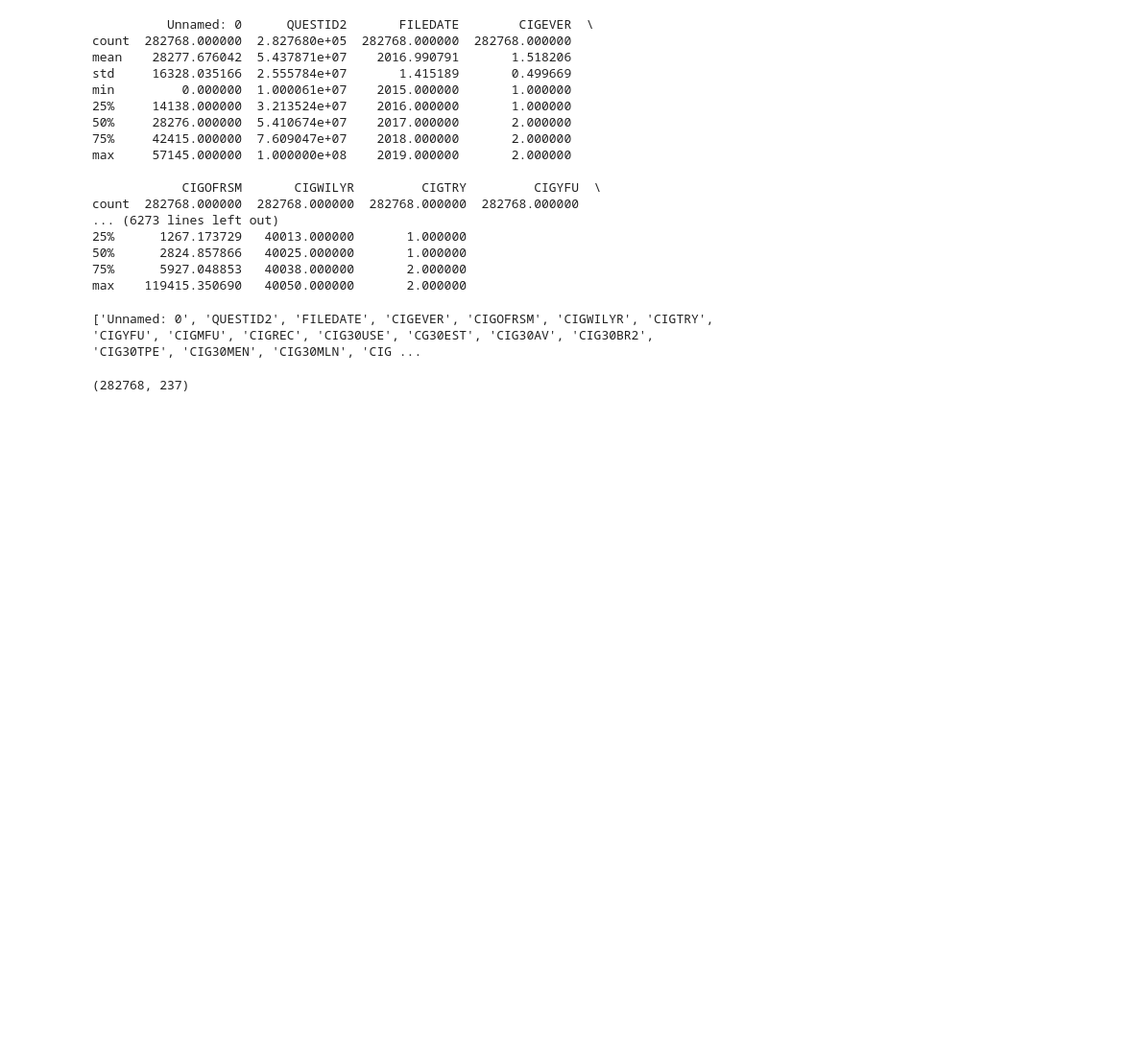
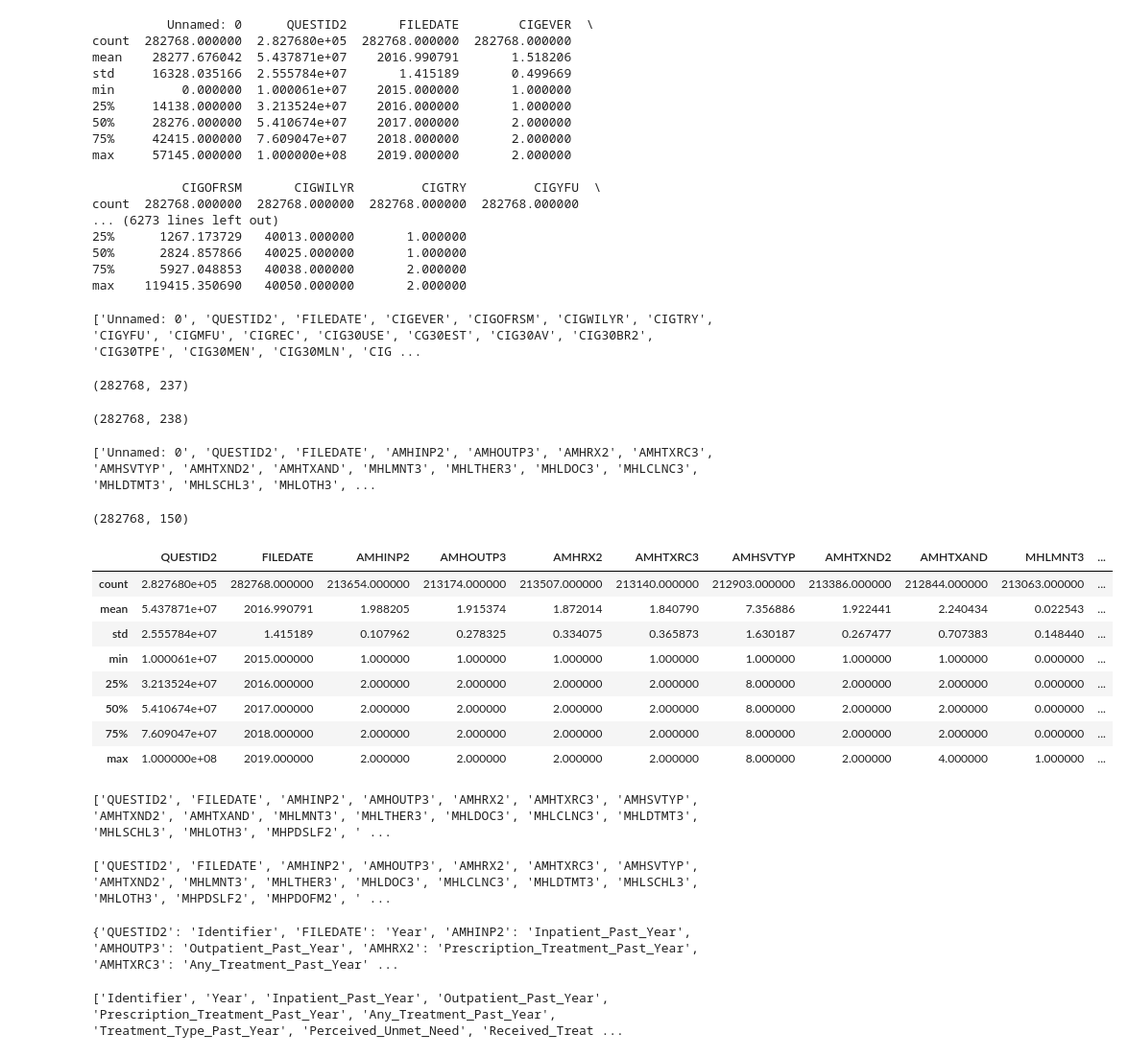
Before and after one commit to ml42322/correlationone_team2, a Jupyter notebook: NSDUH Data Cleaning.ipynb, the cells around one changed output. Shown at 96% size. Saved outputs shown, nothing was run; the diff lists cells and outputs as text; code cells hidden in the pictures; blank space fills up the shorter version.

Commit message:
NSDUH Data Cleaning - Removed unnecessary columns, renamed columns, updated Yes and No responses to appropriate values

```diff
--- a/NSDUH Data Cleaning.ipynb
+++ b/NSDUH Data Cleaning.ipynb
@@ -80,3 +81,13 @@ df_testing.to_csv("/Users/chiufengyap/OneDrive - The University of Texas Health
 # df_testing.shape ## (282768, 237)
 # %% [output]
 (282768, 237)
+# %%
+df = pd.read_csv("Data/df_testing.csv")
+# %%
+df.shape
+# %% [output]
+(282768, 238)
+# %%
+print(list(df.columns))
+# %% [output]
+['Unnamed: 0', 'QUESTID2', 'FILEDATE', 'AMHINP2', 'AMHOUTP3', 'AMHRX2', 'AMHTXRC3', 'AMHSVTYP', 'AMHTXND2', 'AMHTXAND', 'MHLMNT3', 'MHLTHER3', 'MHLDOC3', 'MHLCLNC3', 'MHLDTMT3', 'MHLSCHL3', 'MHLOTH3', ...
@@ -82,0 +96,20 @@ df_testing.to_csv("/Users/chiufengyap/OneDrive - The University of Texas Health
+# %%
+df_trimmed.shape
+# %% [output]
+(282768, 150)
+# %%
+df_trimmed.describe()
+# %% [output]
+|  | QUESTID2 | FILEDATE | AMHINP2 | AMHOUTP3 | AMHRX2 | AMHTXRC3 | AMHSVTYP | AMHTXND2 | AMHTXAND | MHLMNT3 | ... |
+| count | 2.827680e+05 | 282768.000000 | 213654.000000 | 213174.000000 | 213507.000000 | 213140.000000 | 212903.000000 | 213386.000000 | 212844.000000 | 213063.000000 | ... |
+| mean | 5.437871e+07 | 2016.990791 | 1.988205 | 1.915374 | 1.872014 | 1.840790 | 7.356886 | 1.922441 | 2.240434 | 0.022543 | ... |
+| std | 2.555784e+07 | 1.415189 | 0.107962 | 0.278325 | 0.334075 | 0.365873 | 1.630187 | 0.267477 | 0.707383 | 0.148440 | ... |
+| min | 1.000061e+07 | 2015.000000 | 1.000000 | 1.000000 | 1.000000 | 1.000000 | 1.000000 | 1.000000 | 1.000000 | 0.000000 | ... |
+| 25% | 3.213524e+07 | 2016.000000 | 2.000000 | 2.000000 | 2.000000 | 2.000000 | 8.000000 | 2.000000 | 2.000000 | 0.000000 | ... |
+| 50% | 5.410674e+07 | 2017.000000 | 2.000000 | 2.000000 | 2.000000 | 2.000000 | 8.000000 | 2.000000 | 2.000000 | 0.000000 | ... |
+| 75% | 7.609047e+07 | 2018.000000 | 2.000000 | 2.000000 | 2.000000 | 2.000000 | 8.000000 | 2.000000 | 2.000000 | 0.000000 | ... |
+| max | 1.000000e+08 | 2019.000000 | 2.000000 | 2.000000 | 2.000000 | 2.000000 | 8.000000 | 2.000000 | 4.000000 | 1.000000 | ... |
+# %%
+print(list(df_trimmed.columns))
+# %% [output]
+['QUESTID2', 'FILEDATE', 'AMHINP2', 'AMHOUTP3', 'AMHRX2', 'AMHTXRC3', 'AMHSVTYP', 'AMHTXND2', 'AMHTXAND', 'MHLMNT3', 'MHLTHER3', 'MHLDOC3', 'MHLCLNC3', 'MHLDTMT3', 'MHLSCHL3', 'MHLOTH3', 'MHPDSLF2', ' ...
@@ -82,0 +118,19 @@ df_testing.to_csv("/Users/chiufengyap/OneDrive - The University of Texas Health
+# %%
+print(list(df_trimmed.columns))
+# %% [output]
+['QUESTID2', 'FILEDATE', 'AMHINP2', 'AMHOUTP3', 'AMHRX2', 'AMHTXRC3', 'AMHSVTYP', 'AMHTXND2', 'MHLMNT3', 'MHLTHER3', 'MHLDOC3', 'MHLCLNC3', 'MHLDTMT3', 'MHLSCHL3', 'MHLOTH3', 'MHPDSLF2', 'MHPDOFM2', ' ...
+# %%
+# Renaming columns
+column_mappings = dict()
+with open('Data/nsduh_data_dictionary.csv') as csvfile:
+    csvreader = csv.reader(csvfile)
+    for row in csvreader:
+        column_mappings[row[0]] = row[1]
+print(column_mappings)
+df_trimmed = df_trimmed.rename(columns=column_mappings)
+# %% [output]
+{'QUESTID2': 'Identifier', 'FILEDATE': 'Year', 'AMHINP2': 'Inpatient_Past_Year', 'AMHOUTP3': 'Outpatient_Past_Year', 'AMHRX2': 'Prescription_Treatment_Past_Year', 'AMHTXRC3': 'Any_Treatment_Past_Year' ...
+# %%
+print(list(df_trimmed.columns))
+# %% [output]
+['Identifier', 'Year', 'Inpatient_Past_Year', 'Outpatient_Past_Year', 'Prescription_Treatment_Past_Year', 'Any_Treatment_Past_Year', 'Treatment_Type_Past_Year', 'Perceived_Unmet_Need', 'Received_Treat ...
```
Also changed, not shown: parts of 39 cells of this notebook.
